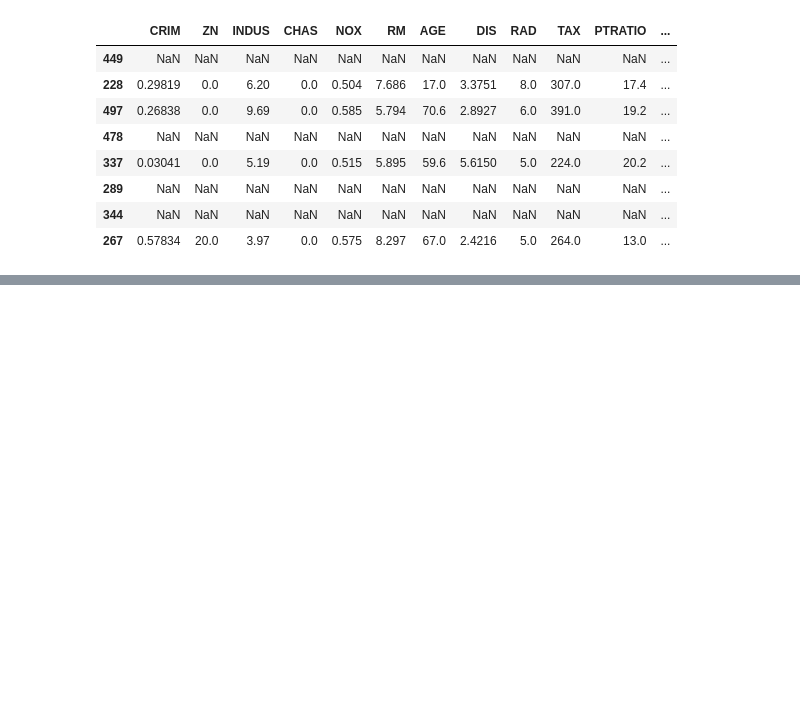
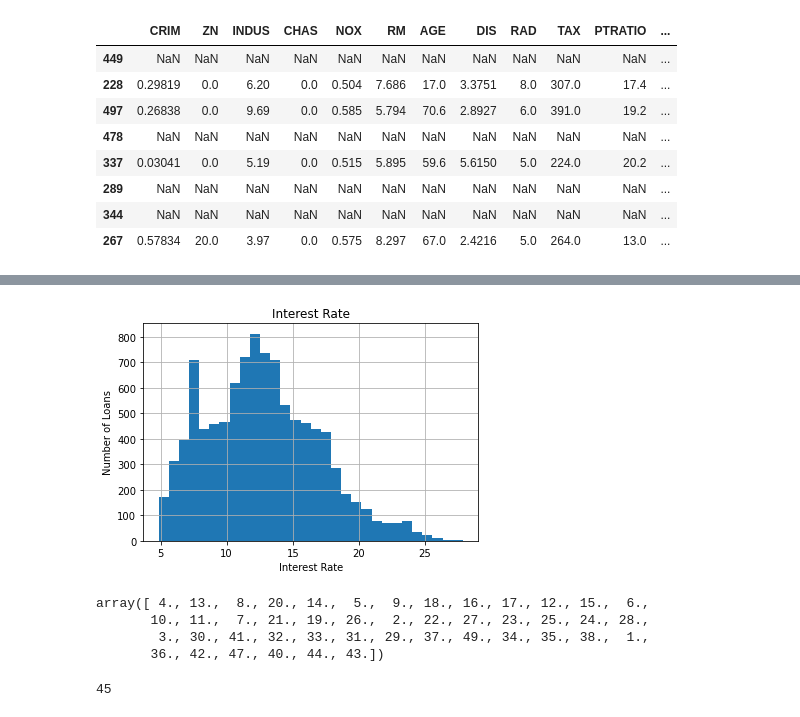
Before and after one commit to dajebbar/feature_engineering, a Jupyter notebook: python_fe/Lec-1.ipynb, the cells around one changed output, grey strips where cells are left out. Drawn from its saved outputs; the diff is of its cells as text; code cells hidden in the pictures; blank space fills up the shorter version.

```diff
--- a/python_fe/Lec-1.ipynb
+++ b/python_fe/Lec-1.ipynb
@@ -300,0 +336,18 @@ df.sample(8)
+# %%
+data['interest'].hist(bins=30)
+plt.title('Interest Rate')
+plt.xlabel('Interest Rate')
+plt.ylabel('Number of Loans');
+# %% [output]
+[figure, added]
+# %%
+data['number_open_accounts'].unique()
+# %% [output]
+array([ 4., 13.,  8., 20., 14.,  5.,  9., 18., 16., 17., 12., 15.,  6.,
+       10., 11.,  7., 21., 19., 26.,  2., 22., 27., 23., 25., 24., 28.,
+        3., 30., 41., 32., 33., 31., 29., 37., 49., 34., 35., 38.,  1.,
+       36., 42., 47., 40., 44., 43.])
+# %%
+data['number_open_accounts'].nunique()
+# %% [output]
+45
```
Also changed, not shown: parts of 7 cells of this notebook.
